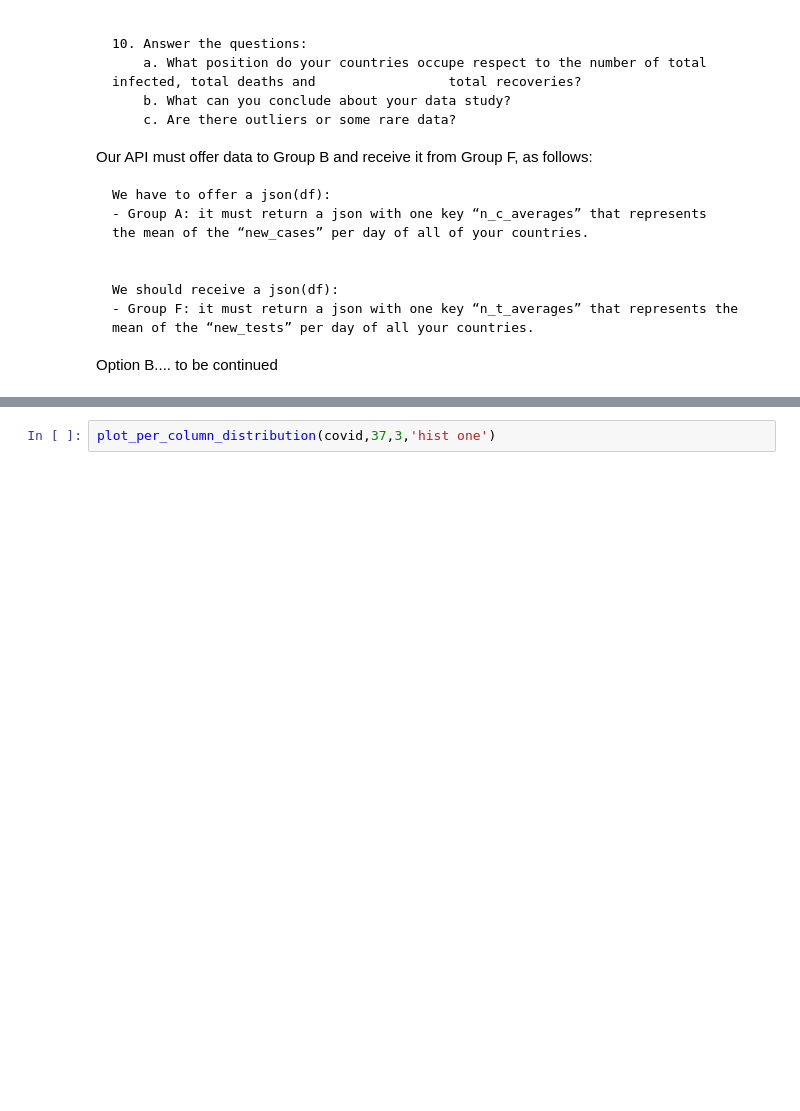
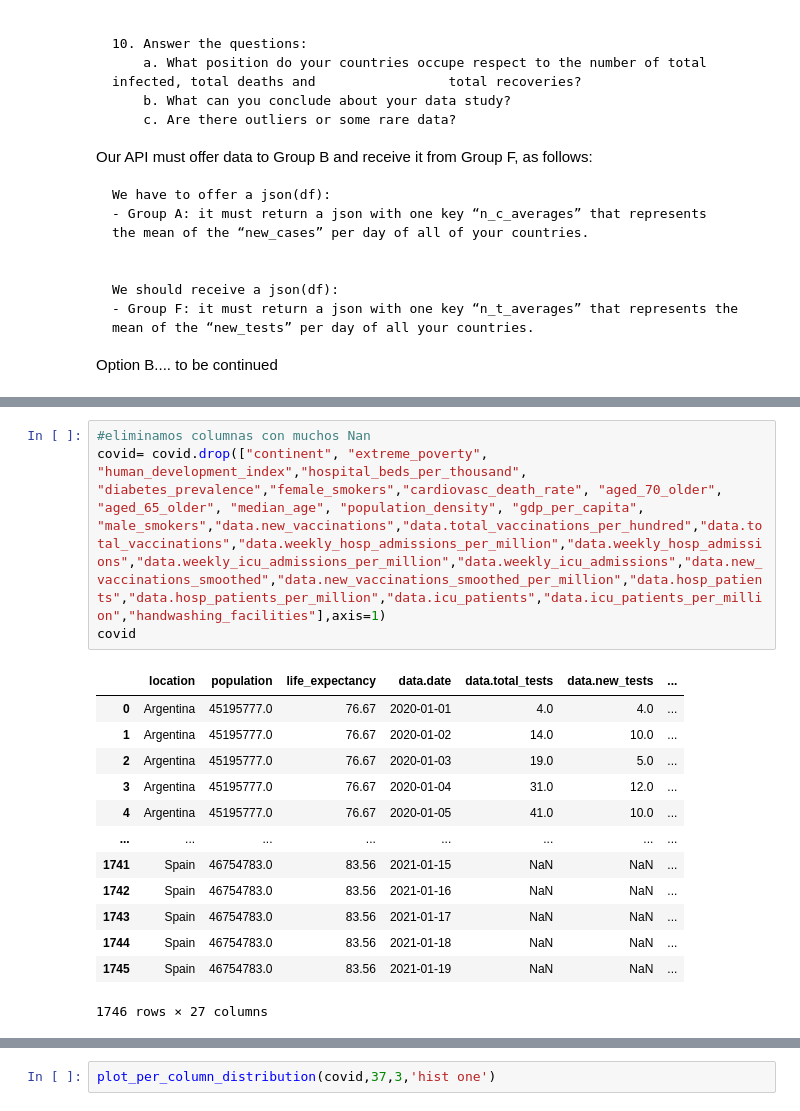
Before and after one commit to EDA-COVID/Proyecto_equipo, a Jupyter notebook: src/main.ipynb, the cells around one changed output, grey strips where cells are left out. Cells and saved outputs as stored; diff of their text form; blank space fills up the shorter version.

```diff
--- a/src/main.ipynb
+++ b/src/main.ipynb
@@ -133,0 +139,18 @@ memory usage: 735.0+ KB
+# %%
+#eliminamos columnas con muchos Nan
+covid= covid.drop(["continent", "extreme_poverty", "human_development_index","hospital_beds_per_thousand", "diabetes_prevalence","female_smokers","cardiovasc_death_rate", "aged_70_older", "aged_65_older", "median_age", "population_density", "gdp_per_capita", "male_smokers","data.new_vaccinations","data.total_vaccinations_per_hundred","data.total_vaccinations","data.weekly_hosp_admissions_per_million","data.weekly_hosp_admissions","data.weekly_icu_admissions_per_million","data.weekly_icu_admissions","data.new_vaccinations_smoothed","data.new_vaccinations_smoothed_per_million","data.hosp_patients","data.hosp_patients_per_million","data.icu_patients","data.icu_patients_per_million","handwashing_facilities"],axis=1)
+covid
+# %% [output]
+|  | location | population | life_expectancy | data.date | data.total_tests | data.new_tests | ... |
+| 0 | Argentina | 45195777.0 | 76.67 | 2020-01-01 | 4.0 | 4.0 | ... |
+| 1 | Argentina | 45195777.0 | 76.67 | 2020-01-02 | 14.0 | 10.0 | ... |
+| 2 | Argentina | 45195777.0 | 76.67 | 2020-01-03 | 19.0 | 5.0 | ... |
+| 3 | Argentina | 45195777.0 | 76.67 | 2020-01-04 | 31.0 | 12.0 | ... |
+| 4 | Argentina | 45195777.0 | 76.67 | 2020-01-05 | 41.0 | 10.0 | ... |
+| ... | ... | ... | ... | ... | ... | ... | ... |
+| 1741 | Spain | 46754783.0 | 83.56 | 2021-01-15 | NaN | NaN | ... |
+| 1742 | Spain | 46754783.0 | 83.56 | 2021-01-16 | NaN | NaN | ... |
+| 1743 | Spain | 46754783.0 | 83.56 | 2021-01-17 | NaN | NaN | ... |
+| 1744 | Spain | 46754783.0 | 83.56 | 2021-01-18 | NaN | NaN | ... |
+| 1745 | Spain | 46754783.0 | 83.56 | 2021-01-19 | NaN | NaN | ... |
+1746 rows × 27 columns
```
Also changed, not shown: parts of 8 cells of this notebook, 2 other files.
